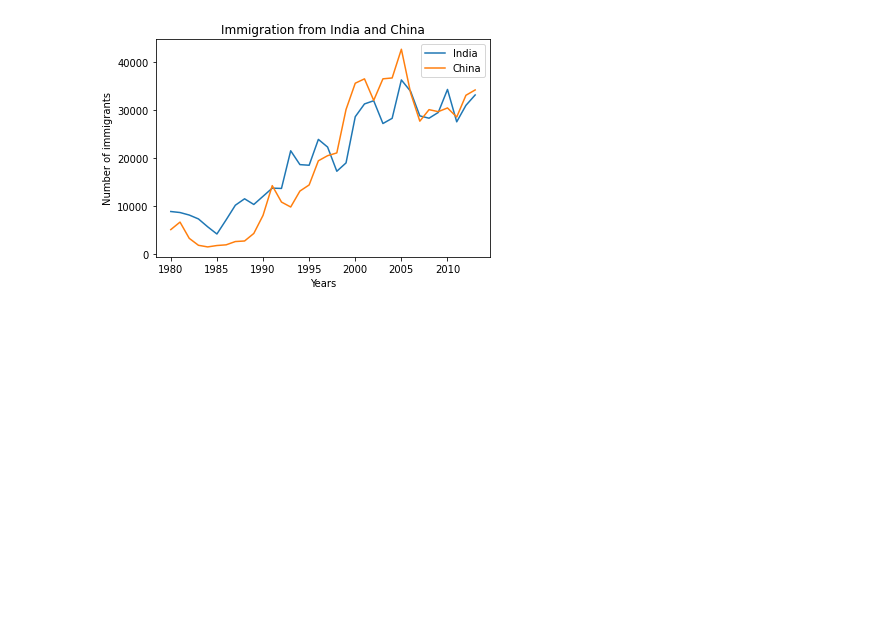
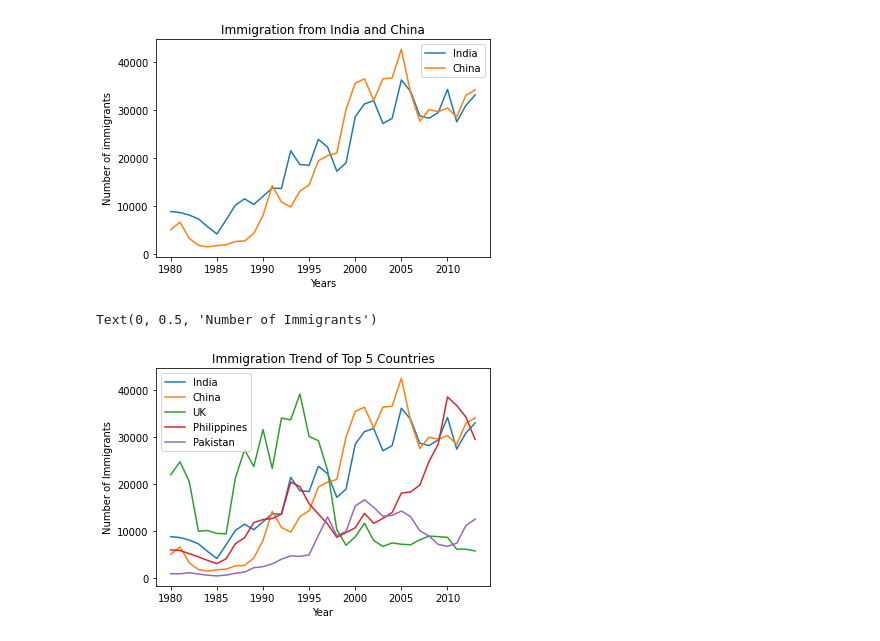
Before and after one commit to qualityland/IBM_Data_Science, a Jupyter notebook: 08_Data_Visualization/labs/04_pandas.ipynb, the cells around one changed output. Drawn from its saved outputs; the diff is of its cells as text; code cells hidden in the pictures; blank space fills up the shorter version.

Commit message:
course 8 week 2

```diff
--- a/08_Data_Visualization/labs/04_pandas.ipynb
+++ b/08_Data_Visualization/labs/04_pandas.ipynb
@@ -9,8 +9,5 @@ import matplotlib.pyplot as plt
 # %%
-#df = pd.read_excel(
-#    'https://cf-courses-data.s3.us.cloud-object-storage.appdomain.cloud/IBMDeveloperSkillsNetwork-DV0101EN-SkillsNetwork/Data%20Files/Canada.xlsx',
-#    sheet_name='Canada by Citizenship', skiprows=range(20), skipfooter=2)
-#df.drop(columns=['Unnamed: 43', 'Unnamed: 44', 'Unnamed: 45', 'Unnamed: 46', 'Unnamed: 47', 'Unnamed: 48', 'Unnamed: 49', 'Unnamed: 50', ], inplace=True)
+# read excel sheet
 df_can = pd.read_excel('https://cf-courses-data.s3.us.cloud-object-storage.appdomain.cloud/IBMDeveloperSkillsNetwork-DV0101EN-SkillsNetwork/Data%20Files/Canada.xlsx', sheet_name='Canada by Citizenship', skiprows=range(20), skipfooter=2)
 
 # remove some columns
@@ -21,11 +18,20 @@ df_can.rename(columns={'OdName':'Country', 'AreaName':'Continent', 'RegName':'Re
 
 # calculate Total for each country (based on numeric columns only)
 df_can['Total'] = df_can.select_dtypes(include=['int64','float64']).sum(axis=1)
+
+# make year columns string (instead of integer)
+#df_can.columns = list(map(str, df_can.columns))
+# even better:
+df_can.columns = df_can.columns.astype(str)
+
+# set country as index
 df_can.set_index('Country', inplace=True)
 df_can.index.name = None
+
+# write to excel, for later reuse
+df_can.to_excel('canada_clean.xlsx')
 # %%
-#years = list(map(str, range(1980, 2014)))
-years = list(range(1980, 2014))
+years = list(map(str, range(1980, 2014)))
 df_can.loc['Haiti', years].plot(kind='line')
 plt.title('Immigration from Haiti')
 plt.ylabel('Number of immigrants')
@@ -61,3 +67,18 @@ plt.xlabel('Years')
 # %% [output]
 Text(0.5, 0, 'Years')
 [figure]
+# %%
+# get top 5 countries (regarding total immigration)
+df_top5 = df_can.sort_values(by='Total', ascending=False, axis=0).head()
+# make UK index easy to handle
+df_top5.rename(index={'United Kingdom of Great Britain and Northern Ireland':'UK'}, inplace=True)
+# get years 1980 - 2013 and transpose df
+df_top5 = df_top5[years].transpose()
+# plot the trend of top 5 immigration countries
+df_top5.plot()
+plt.title('Immigration Trend of Top 5 Countries')
+plt.xlabel('Year')
+plt.ylabel('Number of Immigrants')
+# %% [output]
+Text(0, 0.5, 'Number of Immigrants')
+[figure, added]
```
Also changed, not shown: parts of 1 cell of this notebook, 4 other files.
